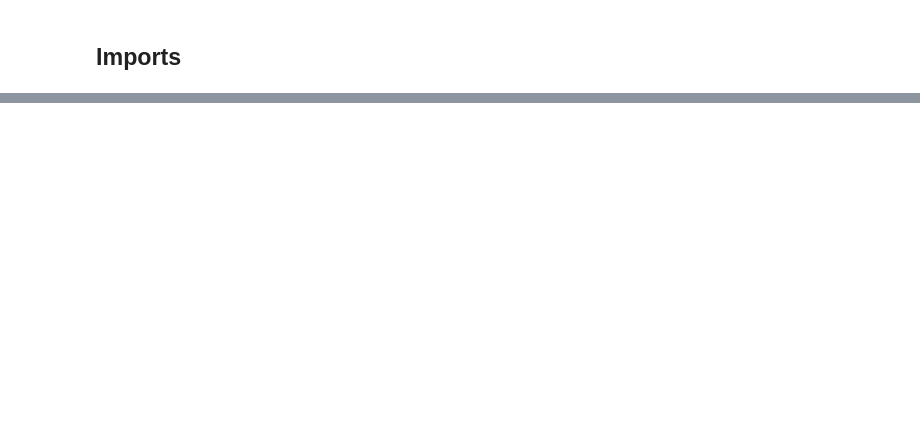
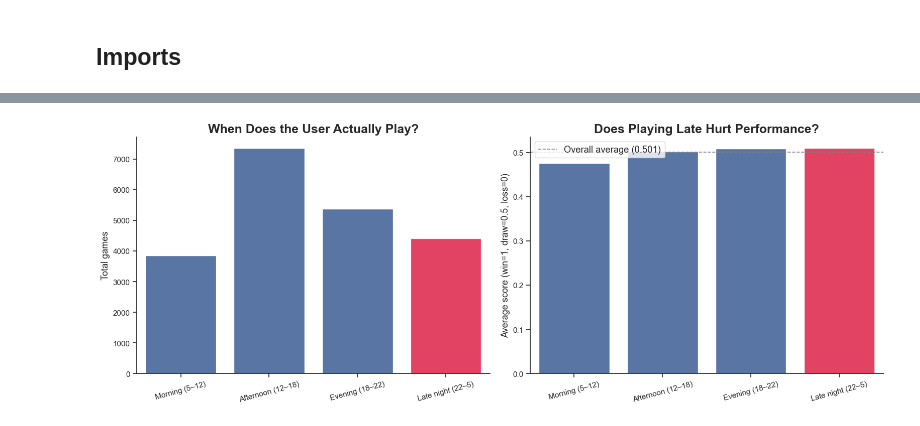
Before and after one commit to elmurie/chesscom-personal-analysis, a Jupyter notebook: notebooks/03_exploratory_analysis.ipynb, the cells around one changed output, grey strips where cells are left out. Cells and saved outputs as stored; diff of their text form; code cells hidden in the pictures; blank space fills up the shorter version.

```diff
--- a/notebooks/03_exploratory_analysis.ipynb
+++ b/notebooks/03_exploratory_analysis.ipynb
@@ -1401,0 +307,64 @@ plt.show()
+# %%
+fig, axes = plt.subplots(1, 2, figsize=(16, 6))
+
+# --- left: volume by time block ---
+ax = axes[0]
+
+bars = sns.barplot(
+    data=time_stats,
+    x="time_block",
+    y="games",
+    order=block_order,
+    ax=ax
+)
+
+# highlight the late night bar in red
+for i, bar in enumerate(bars.patches):
+    if block_order[i] == "Late night (22–5)":
+        bar.set_facecolor("crimson")
+        bar.set_alpha(0.8)
+
+ax.set_title("When Does the User Actually Play?")
+ax.set_xlabel("")
+ax.set_ylabel("Total games")
+ax.tick_params(axis="x", rotation=15)
+sns.despine(ax=ax)
+
+# --- right: win rate by time block ---
+ax2 = axes[1]
+
+bars2 = sns.barplot(
+    data=time_stats,
+    x="time_block",
+    y="win_rate",
+    order=block_order,
+    ax=ax2
+)
+
+for i, bar in enumerate(bars2.patches):
+    if block_order[i] == "Late night (22–5)":
+        bar.set_facecolor("crimson")
+        bar.set_alpha(0.8)
+
+# reference line at overall average
+ax2.axhline(
+    df["score"].mean(),
+    color="gray",
+    linestyle="--",
+    linewidth=1.2,
+    label=f"Overall average ({df['score'].mean():.3f})"
+)
+
+ax2.set_title("Does Playing Late Hurt Performance?")
+ax2.set_xlabel("")
+ax2.set_ylabel("Average score (win=1, draw=0.5, loss=0)")
+ax2.tick_params(axis="x", rotation=15)
+ax2.legend()
+sns.despine(ax=ax2)
+
+plt.tight_layout()
+plt.show()
+
+fig.savefig(PLOTS_DIR / "late_night.png", dpi=300, bbox_inches="tight")
+# %% [output]
+[figure, added]
```
Also changed, not shown: parts of 120 cells of this notebook, 29 other files.
